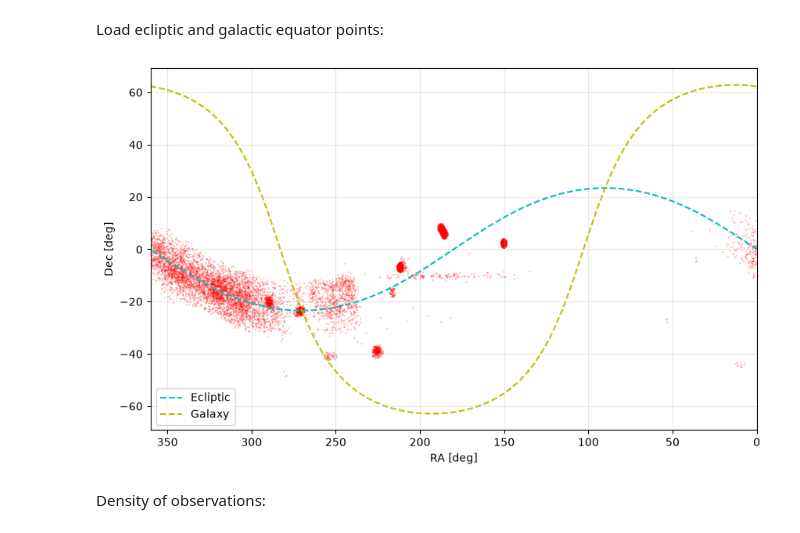
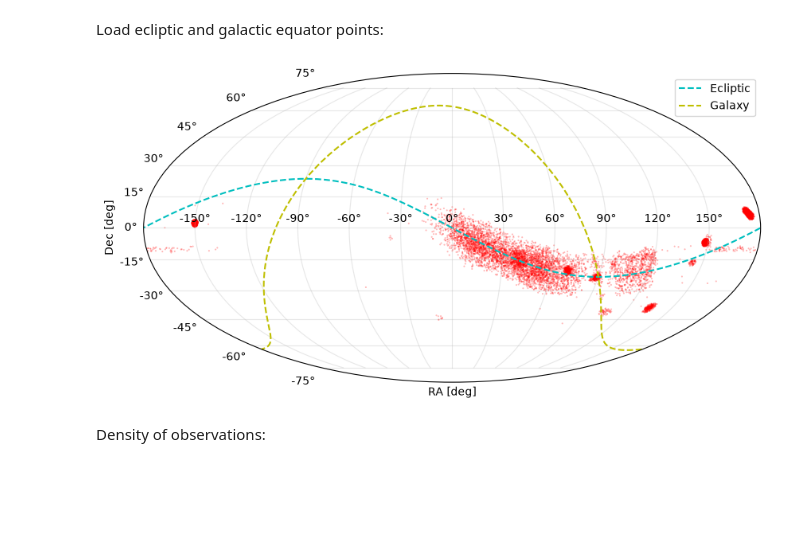
Before and after one commit to bernardinelli/medellin_workshop_solarsystem, a Jupyter notebook: zuluaga_dev/dev_data.ipynb, the cells around one changed output. Drawn from its saved outputs; the diff is of its cells as text; code cells hidden in the pictures; blank space fills up the shorter version.

```diff
--- a/zuluaga_dev/dev_data.ipynb
+++ b/zuluaga_dev/dev_data.ipynb
@@ -12,10 +12,18 @@ import pandas as pd
 import pyarrow.parquet as pq
 from IPython.display import display
 import matplotlib.pyplot as plt
+import requests
+
+# Macros
+DEG = np.pi / 180
+RAD = 1 / DEG
+
+# Directories
 !mkdir -p data figures
-
 fig_dir='figures/'
 data_dir='data/'
+
+# Reload util.py routines
 %load_ext autoreload
 %autoreload 2
 # %% [output]
@@ -70,22 +78,19 @@ df_sel[['ra', 'dec', 'mag']] = df_sel[['ra', 'dec', 'mag']].apply(pd.to_numeric,
 Load ecliptic and galactic equator points:
 # %%
 ecl_coords, gal_coords = ecl_gal()
-# %%
-sample = df_sel.sample(10000)
-fig, ax = plt.subplots(1,1,figsize=(10, 6))
-ax.scatter(sample['ra'], sample['dec'], s=sample['mag']*0.01, alpha=0.3, c='r')
-
-ax.plot(ecl_coords[0], ecl_coords[1],'c--',label='Ecliptic')
-ax.plot(gal_coords[0], gal_coords[1],'y--',label='Galaxy')
-ax.legend()
-
-ax.set_xlabel('RA [deg]')
-ax.set_ylabel('Dec [deg]')
-ax.set_xlim(360,0)
-ax.grid(alpha=0.3)
-fig.savefig(fig_dir + 'scatter-observations.png')
-#ax.invert_xaxis()
-# %% [output]
-[figure, removed]
+# %%
+sample = df_sel.sample(10000)
+fig = plt.figure(figsize=(10, 6))
+ax = fig.add_subplot(projection='mollweide')
+ax.scatter(f2m(sample['ra'])*DEG, sample['dec']*DEG, s=sample['mag']*0.01, alpha=0.3, c='r')
+ax.plot(*split_mollweide(ecl_coords[0], ecl_coords[1]), 'c--', label='Ecliptic')
+ax.plot(*split_mollweide(gal_coords[0], gal_coords[1]), 'y--', label='Galaxy')
+ax.legend()
+ax.set_xlabel('RA [deg]')
+ax.set_ylabel('Dec [deg]')
+ax.grid(alpha=0.3)
+fig.savefig(fig_dir + 'scatter-observations-map.png')
+# %% [output]
+[figure, added]
 # %% [markdown]
 Density of observations:
```
Also changed, not shown: parts of 9 cells of this notebook, 23 other files.
